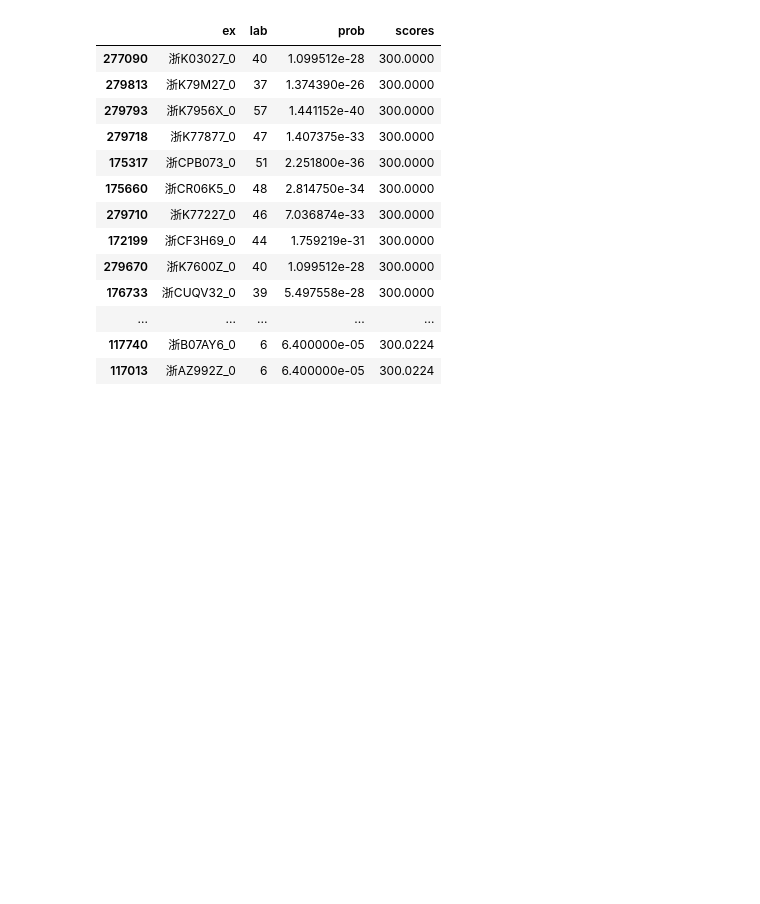
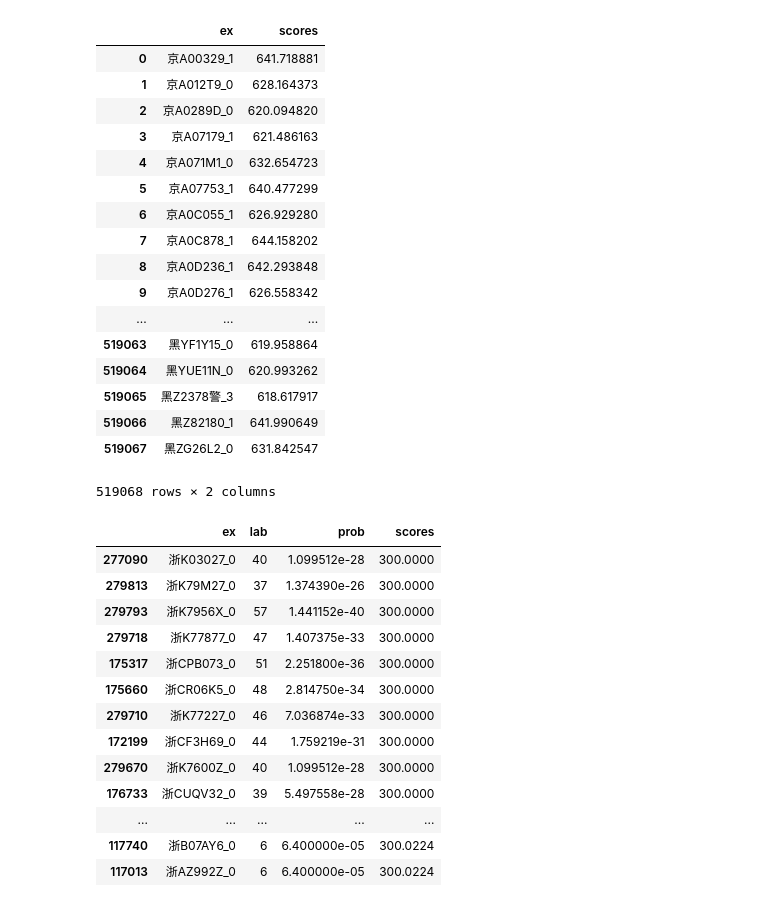
Before and after one commit to fountain111/cxxt, a Jupyter notebook: Untitled.ipynb, the cells around one changed output. Drawn from its saved outputs; the diff is of its cells as text; code cells hidden in the pictures; blank space fills up the shorter version.

```diff
--- a/Untitled.ipynb
+++ b/Untitled.ipynb
@@ -117,0 +34,2 @@ Name: license, Length: 494402, dtype: object
+# %%
+merge_list = [df_rf,df_lab,df_lost_marks,df_strange_marks,df_turn_around]
@@ -118,3 +62,28 @@ Name: license, Length: 494402, dtype: object
+# %%
+for file in file_list;
+    df = pd.read_csv('./scores/{file}'.format(file =file))
+
+
+    df.merge(df,)
+# %% [output]
+|  | ex | scores |
+| 0 | 京A00329_1 | 641.718881 |
+| 1 | 京A012T9_0 | 628.164373 |
+| 2 | 京A0289D_0 | 620.094820 |
+| 3 | 京A07179_1 | 621.486163 |
+| 4 | 京A071M1_0 | 632.654723 |
+| 5 | 京A07753_1 | 640.477299 |
+| 6 | 京A0C055_1 | 626.929280 |
+| 7 | 京A0C878_1 | 644.158202 |
+| 8 | 京A0D236_1 | 642.293848 |
+| 9 | 京A0D276_1 | 626.558342 |
+| ... | ... | ... |
+| 519063 | 黑YF1Y15_0 | 619.958864 |
+| 519064 | 黑YUE11N_0 | 620.993262 |
+| 519065 | 黑Z2378警_3 | 618.617917 |
+| 519066 | 黑Z82180_1 | 641.990649 |
+| 519067 | 黑ZG26L2_0 | 631.842547 |
+519068 rows × 2 columns
 # %%
 import pandas as pd
 
```
Also changed, not shown: parts of 9 cells of this notebook, 3 other files.
